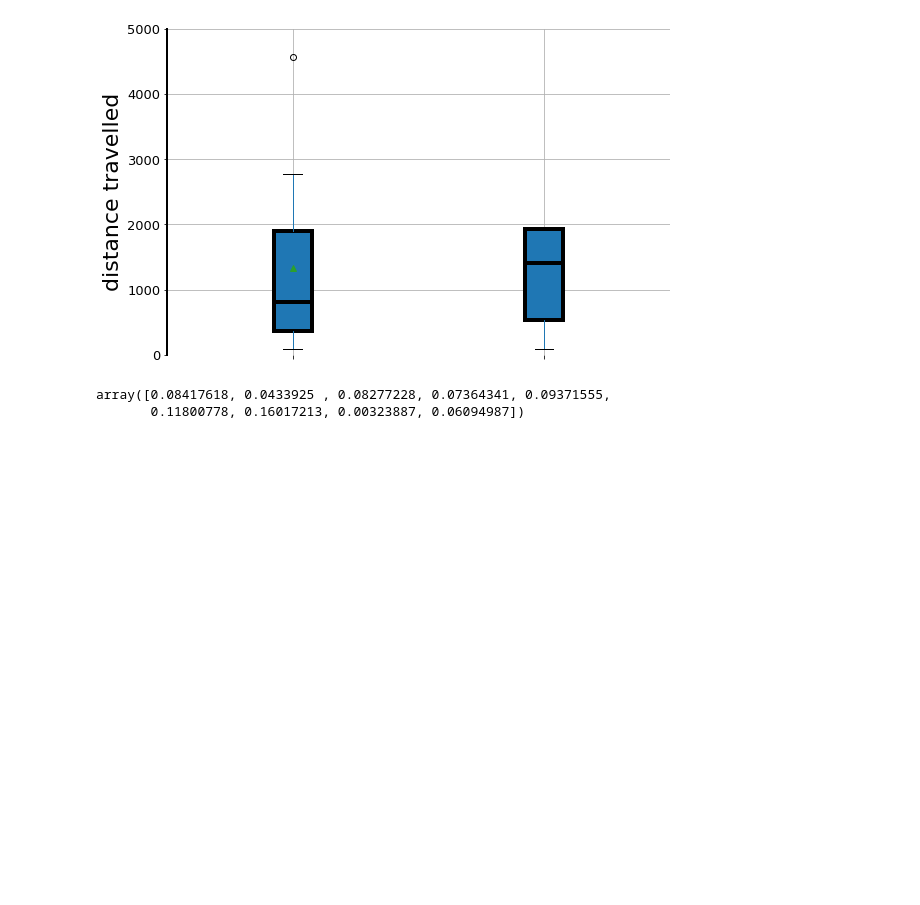
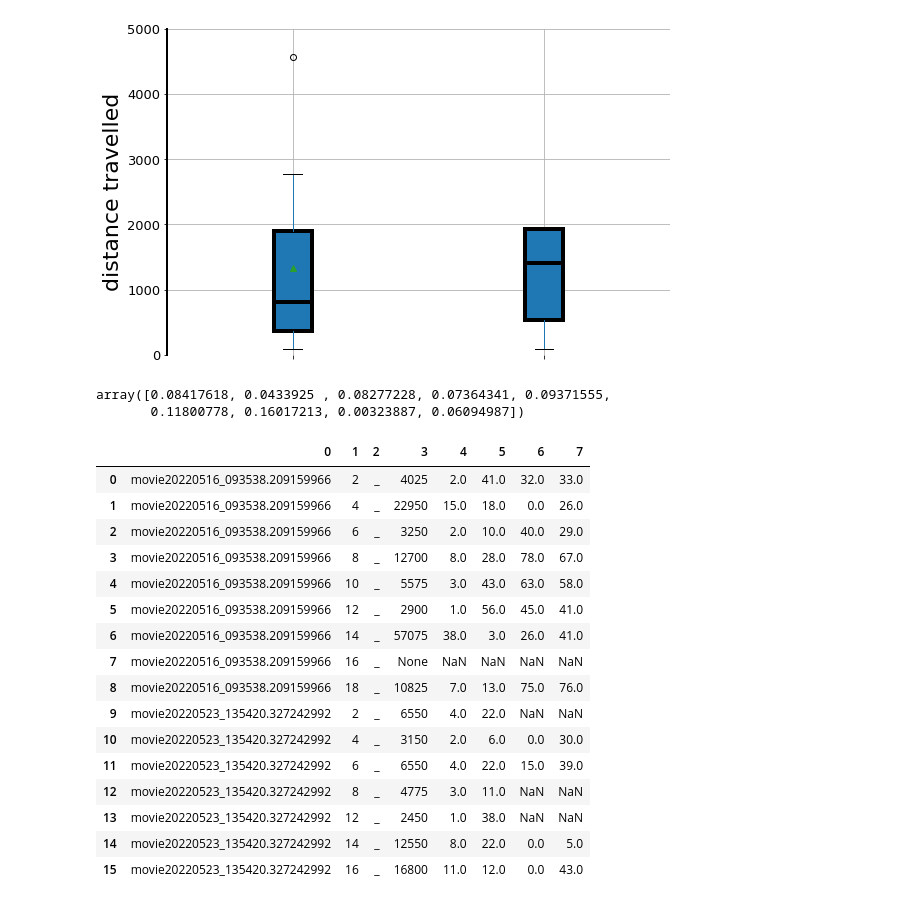
Before and after one commit to AR2202/FlyMate, a Jupyter notebook: fraction.ipynb, the cells around one changed output. Drawn from its saved outputs; the diff is of its cells as text; code cells hidden in the pictures; blank space fills up the shorter version.

```diff
--- a/fraction.ipynb
+++ b/fraction.ipynb
@@ -85,3 +85,31 @@ data['data'][0]
 # %% [output]
 array([0.08417618, 0.0433925 , 0.08277228, 0.07364341, 0.09371555,
        0.11800778, 0.16017213, 0.00323887, 0.06094987])
+# %%
+behaviourpath = '/Volumes/LaCie/Projects/aDN_MB/behaviour/'
+# %%
+filename = 'R58_31991_Female.xlsx'
+filename_noending = 'R58_31991_Female'
+filepath = os.path.join(behaviourpath, filename)
+# %%
+df = pd.read_excel(filepath, header=None)
+# %%
+df
+# %% [output]
+|  | 0 | 1 | 2 | 3 | 4 | 5 | 6 | 7 |
+| 0 | movie20220516_093538.209159966 | 2 | _ | 4025 | 2.0 | 41.0 | 32.0 | 33.0 |
+| 1 | movie20220516_093538.209159966 | 4 | _ | 22950 | 15.0 | 18.0 | 0.0 | 26.0 |
+| 2 | movie20220516_093538.209159966 | 6 | _ | 3250 | 2.0 | 10.0 | 40.0 | 29.0 |
+| 3 | movie20220516_093538.209159966 | 8 | _ | 12700 | 8.0 | 28.0 | 78.0 | 67.0 |
+| 4 | movie20220516_093538.209159966 | 10 | _ | 5575 | 3.0 | 43.0 | 63.0 | 58.0 |
+| 5 | movie20220516_093538.209159966 | 12 | _ | 2900 | 1.0 | 56.0 | 45.0 | 41.0 |
+| 6 | movie20220516_093538.209159966 | 14 | _ | 57075 | 38.0 | 3.0 | 26.0 | 41.0 |
+| 7 | movie20220516_093538.209159966 | 16 | _ | None | NaN | NaN | NaN | NaN |
+| 8 | movie20220516_093538.209159966 | 18 | _ | 10825 | 7.0 | 13.0 | 75.0 | 76.0 |
+| 9 | movie20220523_135420.327242992 | 2 | _ | 6550 | 4.0 | 22.0 | NaN | NaN |
+| 10 | movie20220523_135420.327242992 | 4 | _ | 3150 | 2.0 | 6.0 | 0.0 | 30.0 |
+| 11 | movie20220523_135420.327242992 | 6 | _ | 6550 | 4.0 | 22.0 | 15.0 | 39.0 |
+| 12 | movie20220523_135420.327242992 | 8 | _ | 4775 | 3.0 | 11.0 | NaN | NaN |
+| 13 | movie20220523_135420.327242992 | 12 | _ | 2450 | 1.0 | 38.0 | NaN | NaN |
+| 14 | movie20220523_135420.327242992 | 14 | _ | 12550 | 8.0 | 22.0 | 0.0 | 5.0 |
+| 15 | movie20220523_135420.327242992 | 16 | _ | 16800 | 11.0 | 12.0 | 0.0 | 43.0 |
```
Also changed, not shown: parts of 10 cells of this notebook, 1 other file.
